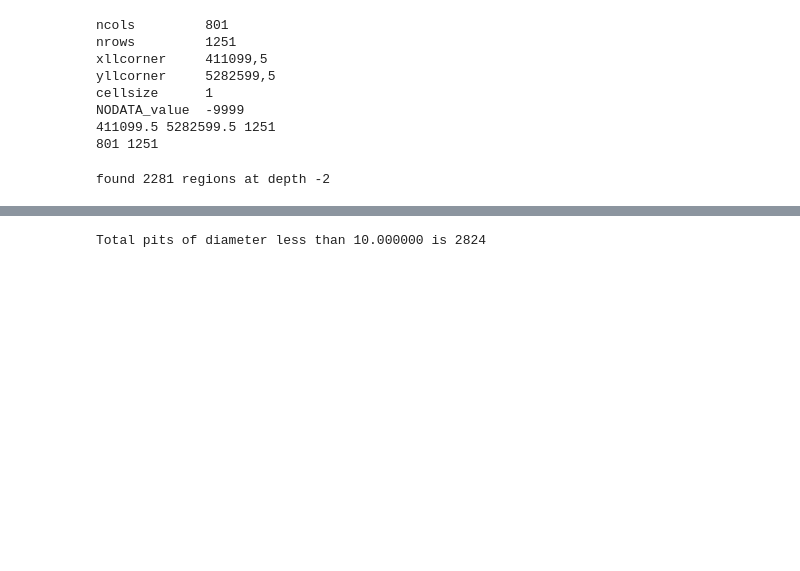
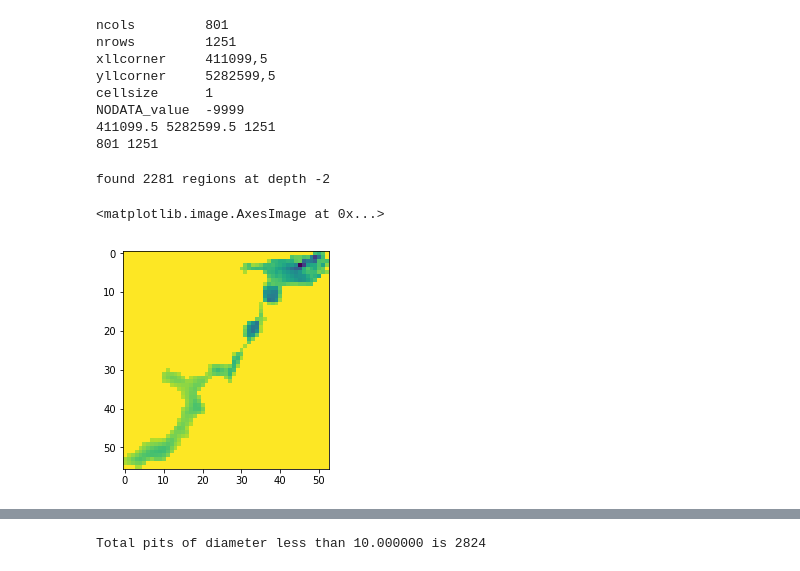
Before and after one commit to goatchurchprime/goatchurchprime.github.io, a Jupyter notebook: terrainfilter.ipynb, the cells around one changed output, grey strips where cells are left out. Drawn from its saved outputs; the diff is of its cells as text; code cells hidden in the pictures; blank space fills up the shorter version.

```diff
--- a/terrainfilter.ipynb
+++ b/terrainfilter.ipynb
@@ -59,3 +59,9 @@ print("found %d regions at depth %d" % (len(rp), contourdepth))
 rp.sort(key=lambda X: X.min_intensity)
 # %% [output]
 found 2281 regions at depth -2
+# %%
+#help(rp[1])
+plt.imshow(rp[1].intensity_image)
+# %% [output]
+<matplotlib.image.AxesImage at 0x...>
+[figure, added]
```
Also changed, not shown: parts of 3 cells of this notebook, 7 other files.
